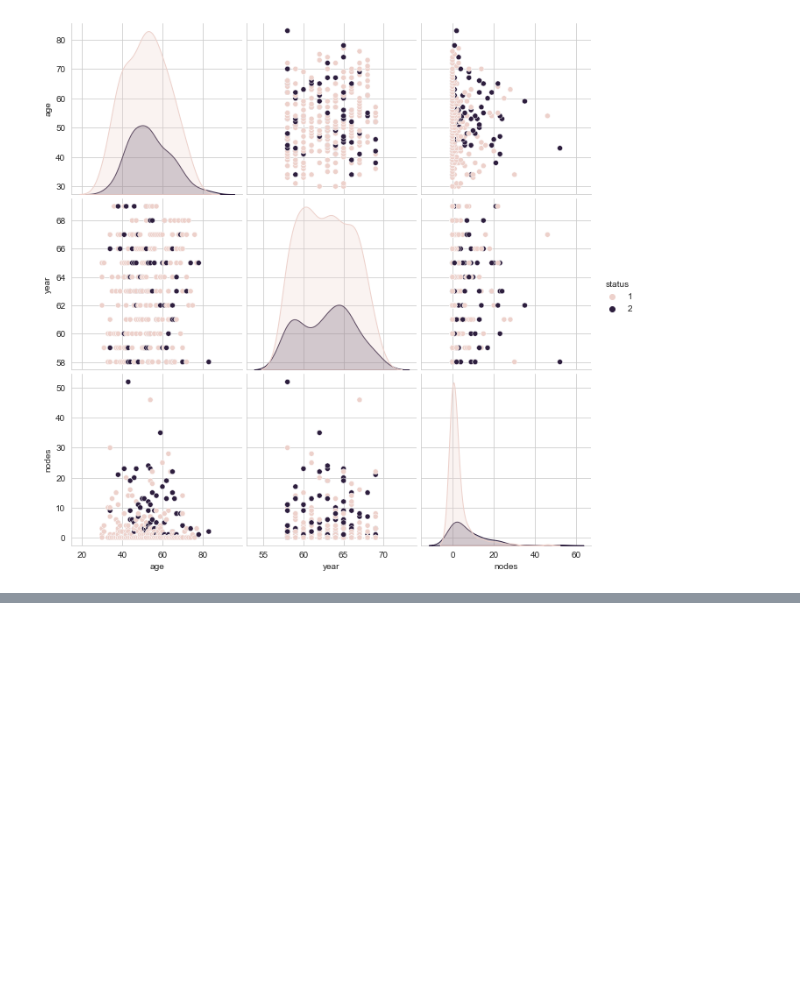
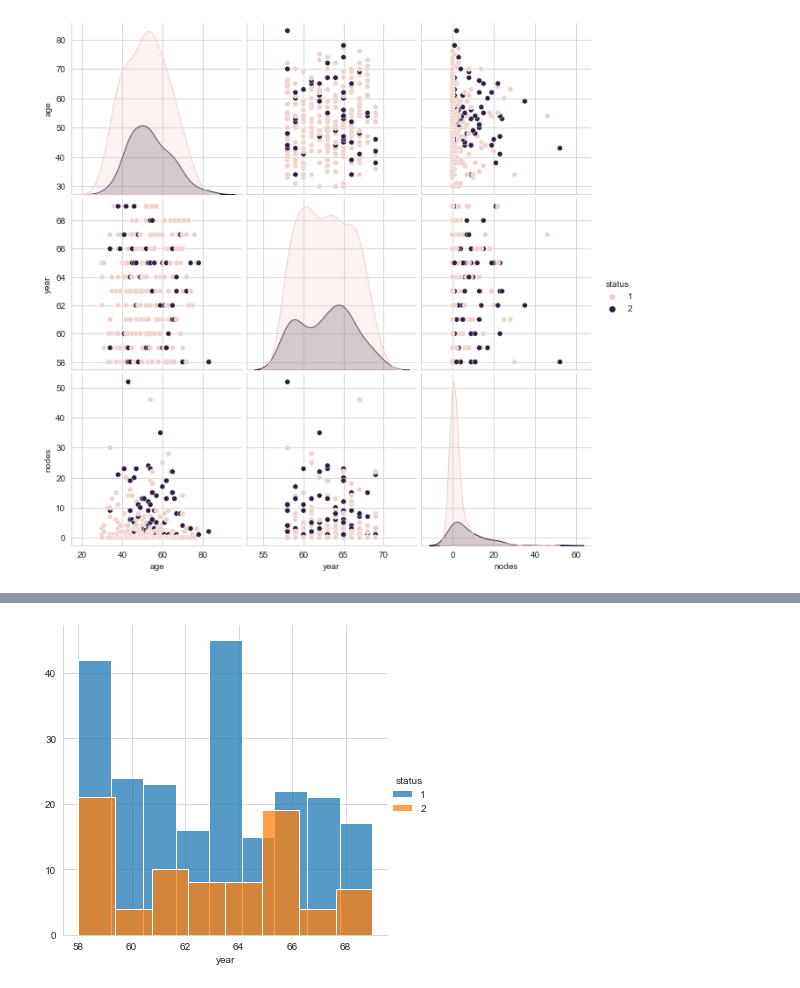
Before and after one commit to akhilmallepally/Data-Analytics-using-Python, a Jupyter notebook: huberman.ipynb, the cells around one changed output, grey strips where cells are left out. Cells and saved outputs as stored; diff of their text form; code cells hidden in the pictures; blank space fills up the shorter version.

Commit message:
used histplot in univariate analysis

```diff
--- a/huberman.ipynb
+++ b/huberman.ipynb
@@ -80,0 +81,8 @@ plt.show()
+# %%
+#Visualising same with only histograms excluding the pdf curves
+sns.FacetGrid(hab, hue ="status", height =5) \
+    .map(sns.histplot, "year") \
+    .add_legend()
+plt.show()
+# %% [output]
+[figure, added]
```
Also changed, not shown: parts of 9 cells of this notebook.
